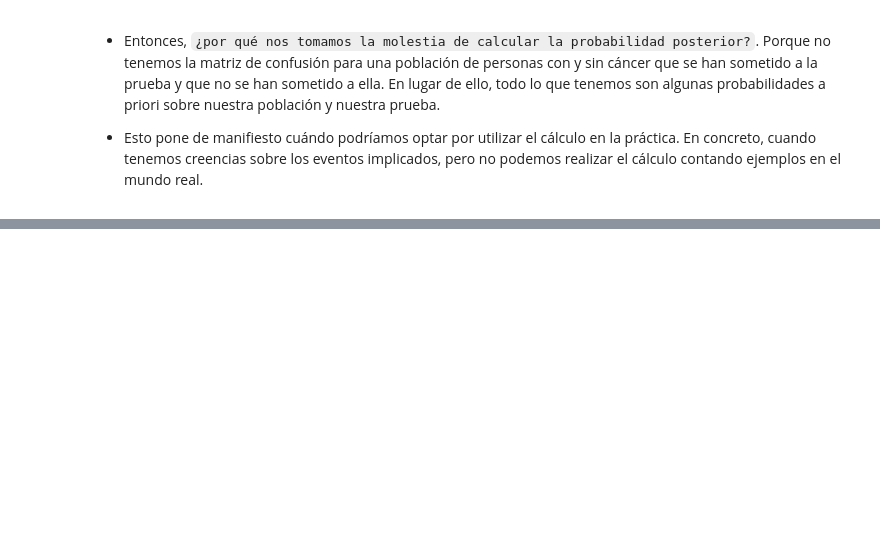
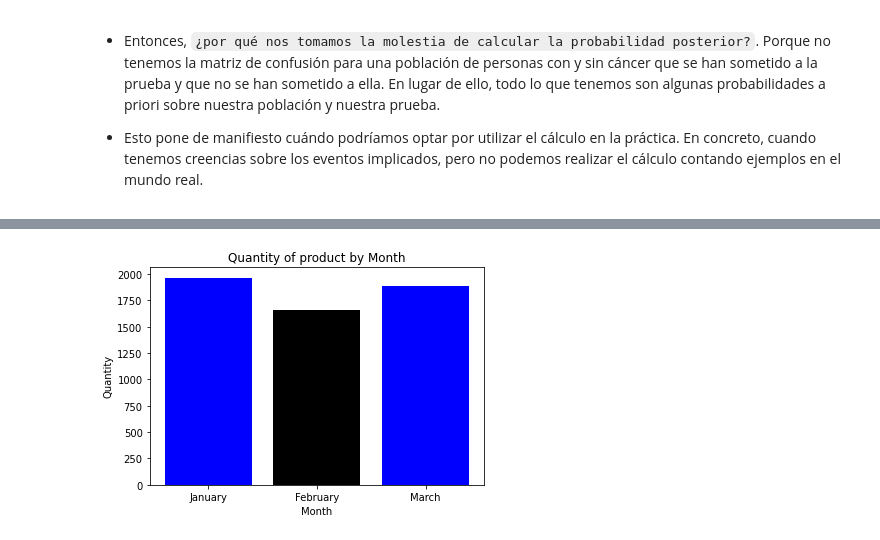
Before and after one commit to lihkir/DataChallengeBook, a Jupyter notebook: _sources/bayes_theorem.ipynb, the cells around one changed output, grey strips where cells are left out. Cells and saved outputs as stored; diff of their text form; code cells hidden in the pictures; blank space fills up the shorter version.

```diff
--- a/_sources/bayes_theorem.ipynb
+++ b/_sources/bayes_theorem.ipynb
@@ -267,0 +463,10 @@ $$
+# %%
+quantity = supermarket_df.groupby('month').sum()['Quantity']
+# %%
+plt.title('Quantity of product by Month')
+plt.xlabel('Month')
+plt.ylabel('Quantity')
+plt.bar(month,quantity,color=c)
+plt.show()
+# %% [output]
+[figure, added]
```
Also changed, not shown: parts of 87 cells of this notebook, 28 other files.
